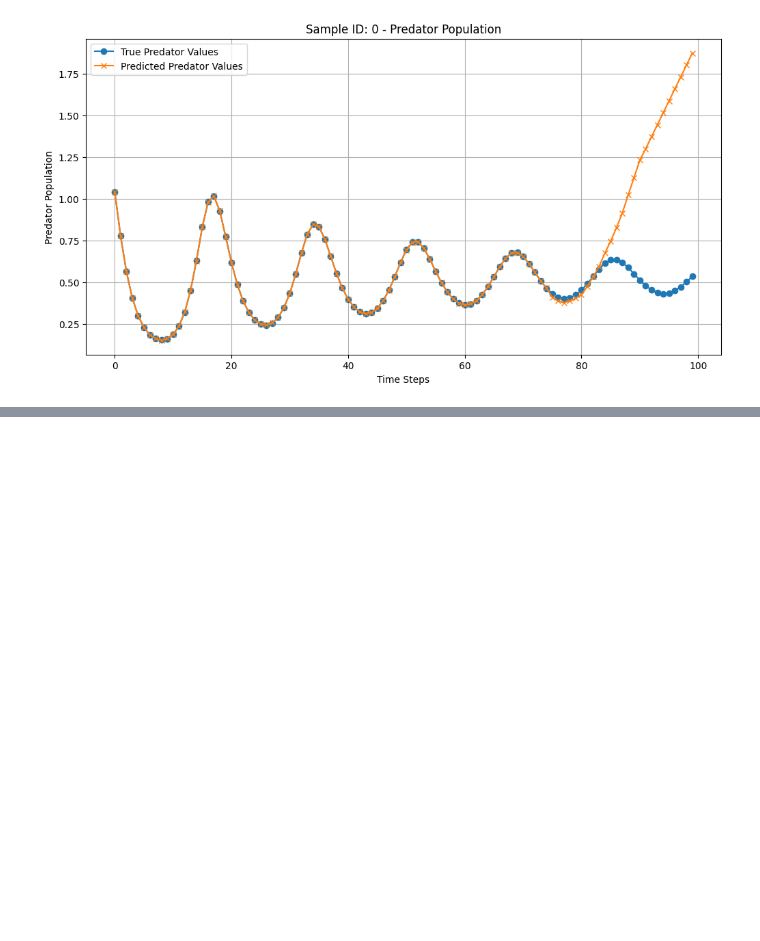
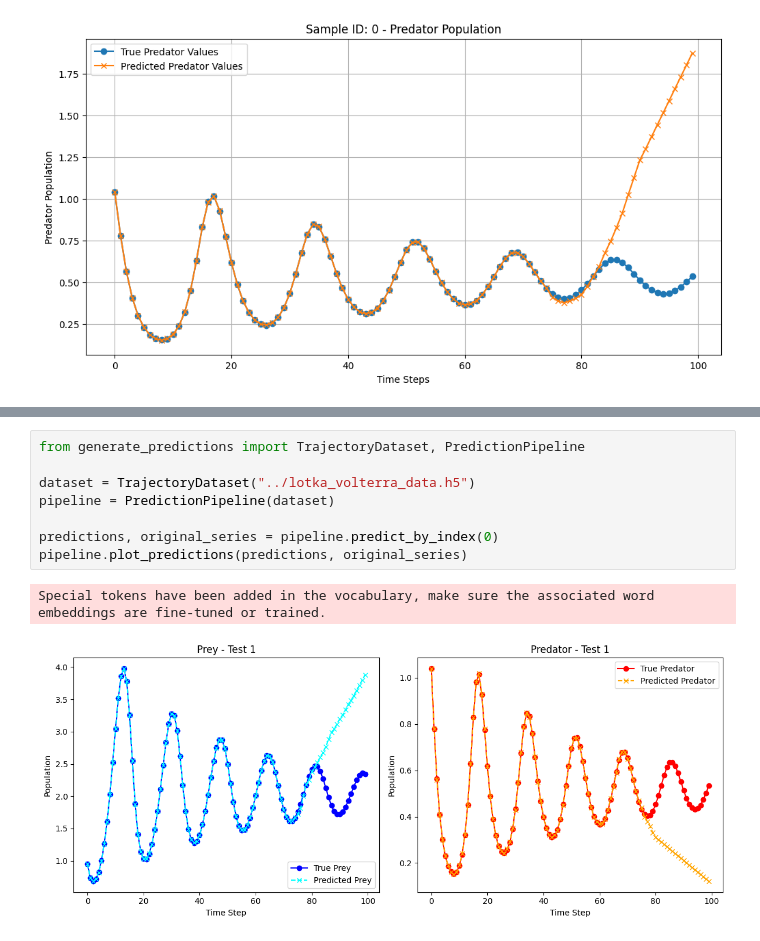
Before and after one commit to raunaq-rai/LLM-time-series-forecasting, a Jupyter notebook: notebooks/Untrained_Qwen.ipynb, the cells around one changed output, grey strips where cells are left out. Drawn from its saved outputs; the diff is of its cells as text; blank space fills up the shorter version.

```diff
--- a/notebooks/Untrained_Qwen.ipynb
+++ b/notebooks/Untrained_Qwen.ipynb
@@ -389,0 +428,11 @@ plot_predictions(predictions, original_series[sample_id], sample_id)
+# %%
+from generate_predictions import TrajectoryDataset, PredictionPipeline
+
+dataset = TrajectoryDataset("../lotka_volterra_data.h5")
+pipeline = PredictionPipeline(dataset)
+
+predictions, original_series = pipeline.predict_by_index(0)
+pipeline.plot_predictions(predictions, original_series)
+# %% [output]
+Special tokens have been added in the vocabulary, make sure the associated word embeddings are fine-tuned or trained.
+[figure, added]
```
Also changed, not shown: parts of 2 cells of this notebook, 1 other file.
